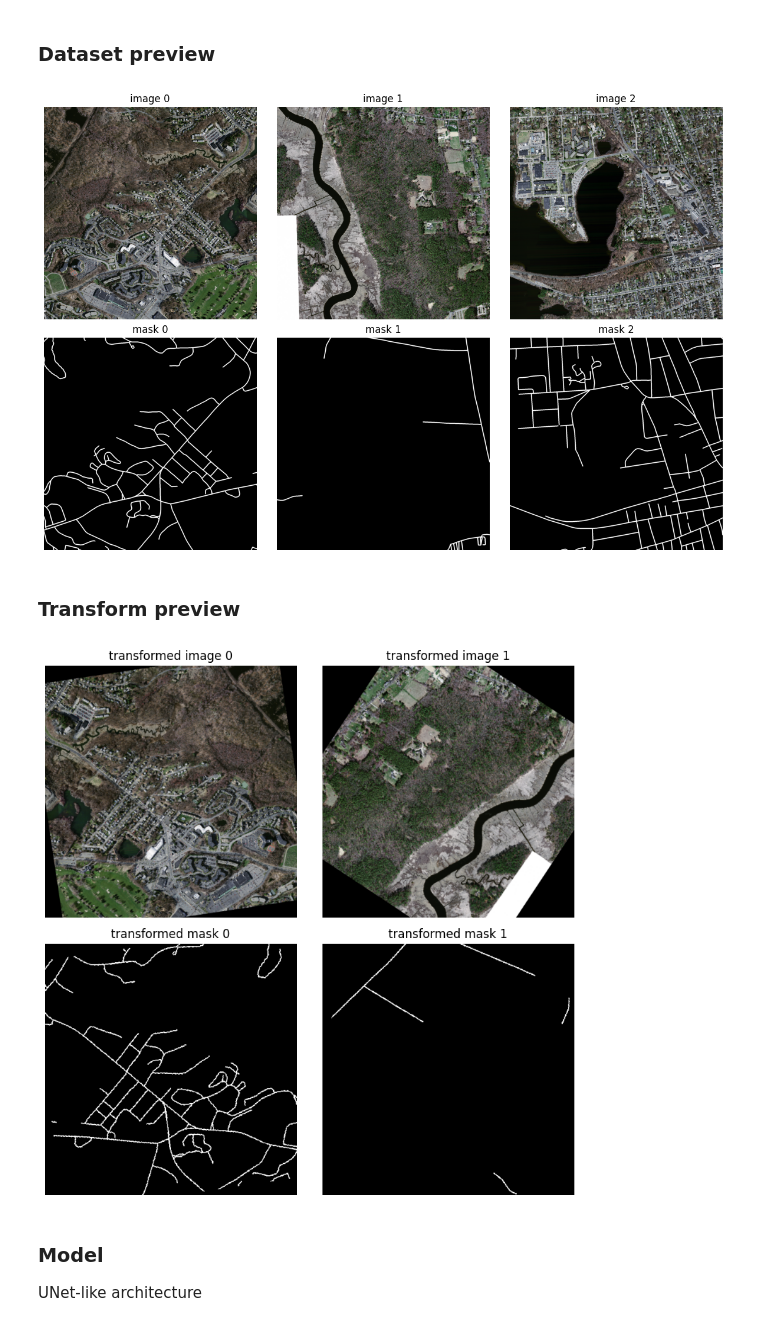
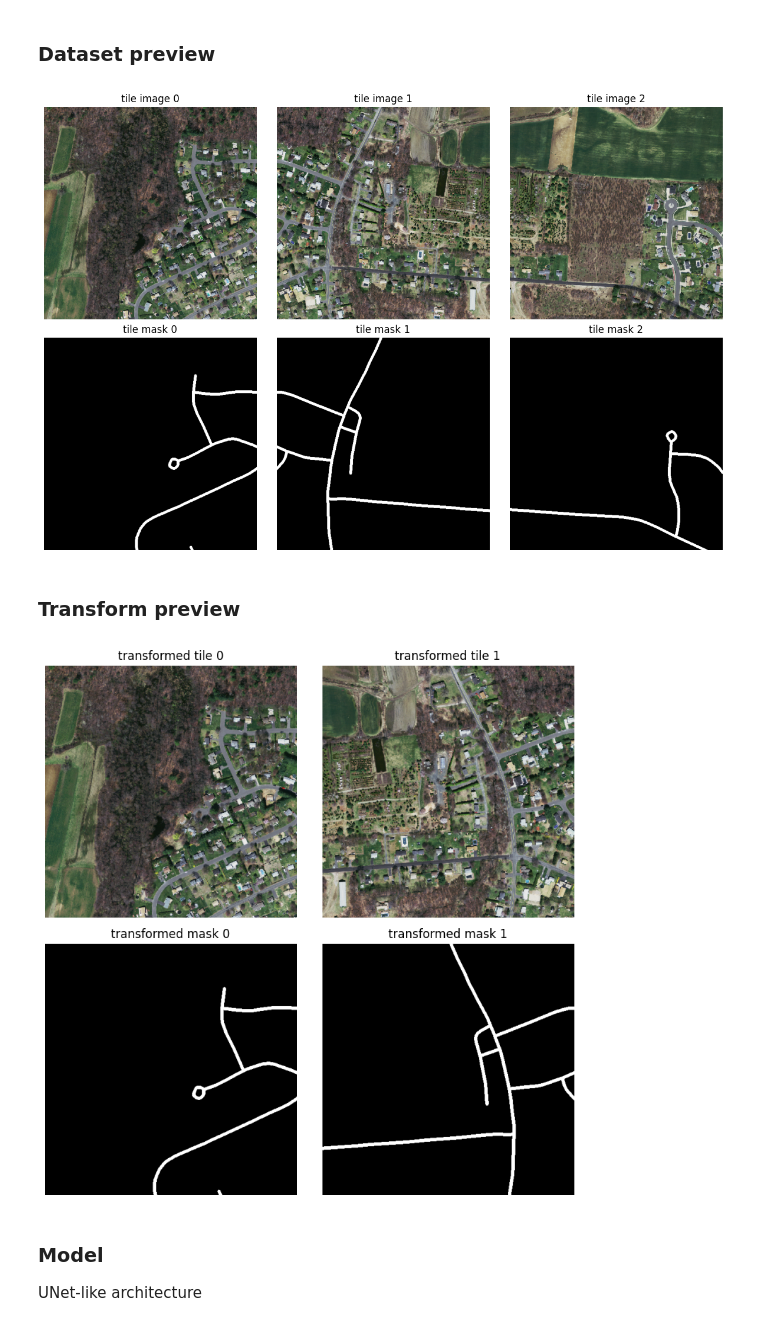
Before and after one commit to Lijnx/AIlabs, a Jupyter notebook: Lab2/lab2.ipynb, the cells around one changed output. Saved outputs shown, nothing was run; the diff lists cells and outputs as text; code cells hidden in the pictures.

```diff
--- a/Lab2/lab2.ipynb
+++ b/Lab2/lab2.ipynb
@@ -10,60 +10,71 @@ from dataset import RoadsDataset
 
 PREVIEW_IMG_DIR = "data/tiff/train/"
 PREVIEW_MASK_DIR = "data/tiff/train_labels/"
+PREVIEW_TILE_SIZE = 512
+PREVIEW_STRIDE = 512
 
-raw_ds = RoadsDataset(PREVIEW_IMG_DIR, PREVIEW_MASK_DIR)
+raw_ds = RoadsDataset(
+    PREVIEW_IMG_DIR,
+    PREVIEW_MASK_DIR,
+    tile_size=PREVIEW_TILE_SIZE,
+    stride=PREVIEW_STRIDE,
+)
 
 fig, axes = plt.subplots(2, 3, figsize=(12, 8))
 for col, idx in enumerate([0, 1, 2]):
     image, mask = raw_ds[idx]
     axes[0, col].imshow(image)
-    axes[0, col].set_title(f"image {idx}")
+    axes[0, col].set_title(f"tile image {idx}")
     axes[1, col].imshow(mask, cmap="gray")
-    axes[1, col].set_title(f"mask {idx}")
+    axes[1, col].set_title(f"tile mask {idx}")
 
 for ax in axes.ravel():
     ax.axis("off")
 plt.tight_layout()
 # %% [output]
-[figure, old version]
+[figure, new version]
 # %% [markdown]
 ### Transform preview
 # %%
 preview_transform = A.Compose(
     [
-        A.Resize(height=512, width=512),
-        A.Rotate(limit=35, p=1.0),
         A.HorizontalFlip(p=0.5),
-        A.VerticalFlip(p=0.1),
+        A.VerticalFlip(p=0.5),
         A.Normalize(
             mean=(0.485, 0.456, 0.406),
             std=(0.229, 0.224, 0.225),
         ),
         ToTensorV2(),
     ]
 )
 
-transformed_ds = RoadsDataset(PREVIEW_IMG_DIR, PREVIEW_MASK_DIR, transform=preview_transform)
+transformed_ds = RoadsDataset(
+    PREVIEW_IMG_DIR,
+    PREVIEW_MASK_DIR,
+    transform=preview_transform,
+    tile_size=PREVIEW_TILE_SIZE,
+    stride=PREVIEW_STRIDE,
+)
 mean = torch.tensor([0.485, 0.456, 0.406]).view(3, 1, 1)
 std = torch.tensor([0.229, 0.224, 0.225]).view(3, 1, 1)
 
 def show_tensor_image(tensor):
     image = (tensor.cpu() * std + mean).clamp(0, 1)
     return image.permute(1, 2, 0)
 
 fig, axes = plt.subplots(2, 2, figsize=(8, 8))
 for col, idx in enumerate([0, 1]):
     image, mask = transformed_ds[idx]
     axes[0, col].imshow(show_tensor_image(image))
-    axes[0, col].set_title(f"transformed image {idx}")
+    axes[0, col].set_title(f"transformed tile {idx}")
     axes[1, col].imshow(mask, cmap="gray")
     axes[1, col].set_title(f"transformed mask {idx}")
 
 for ax in axes.ravel():
     ax.axis("off")
 plt.tight_layout()
 # %% [output]
-[figure, old version]
+[figure, new version]
 # %% [markdown]
 ### Model
 UNet-like architecture
```
Also changed, not shown: parts of 5 cells of this notebook, 2 other files.
